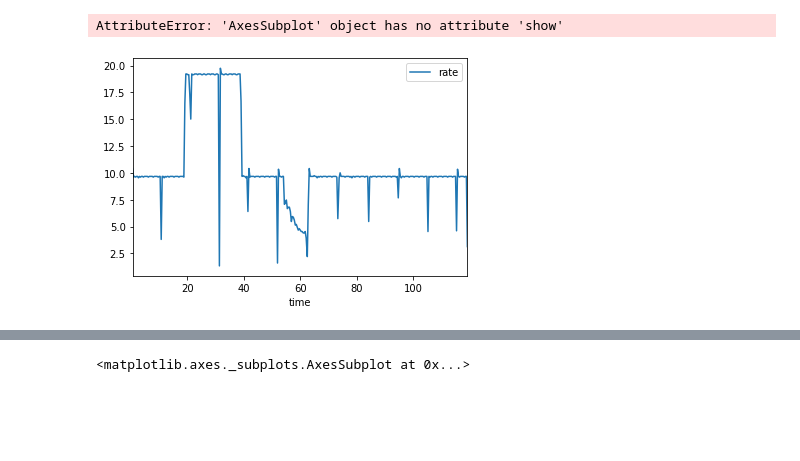
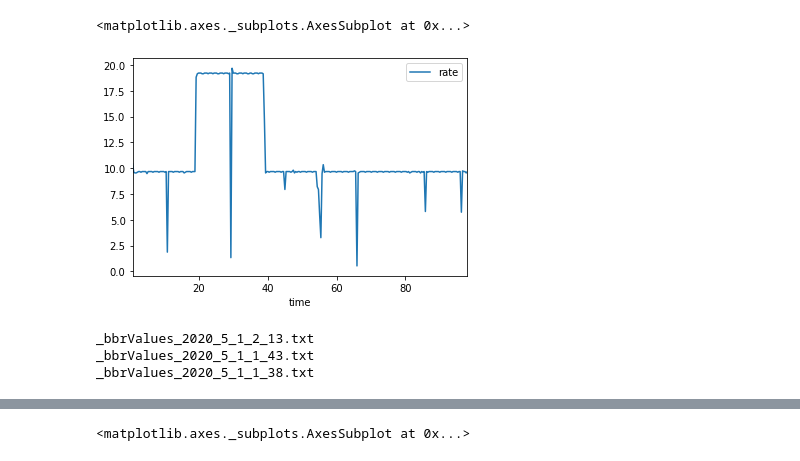
Before and after one commit to RodrigoSLuna/Minity, a Jupyter notebook: Parser.ipynb, the cells around one changed output, grey strips where cells are left out. Saved outputs shown, nothing was run; the diff lists cells and outputs as text; code cells hidden in the pictures; blank space fills up the shorter version.

```diff
--- a/Parser.ipynb
+++ b/Parser.ipynb
@@ -18,10 +20,12 @@ ModuleNotFoundError: No module named 'Framework'
 # %%
 def sending_rate(path,delta_t):
-
+    datas = []
+    id = 1
     onlyfiles = [f for f in listdir(path) if isfile(join(path, f)) and ".pcap" in f ]
 
+
     for file in onlyfiles:
-        id = 1
+
         f = open(path+"/"+file,'rb')
 
         pcap = dpkt.pcap.Reader(f)
@@ -160,4 +164,4 @@ def sending_rate(path,delta_t):
                 data_json.update({'id':id})
                 data.append(data_json)
         id = id + 1
-        return pd.DataFrame(data)
+    return pd.DataFrame(data)
@@ -164,4 +318,3 @@ def sending_rate(path,delta_t):
 # %%
-mypath = "/home/rodrigoluna/Área de Trabalho/UFRJ/TCC/Framework/sw1"
+mypath = "/home/rodrigoluna/Área de Trabalho/UFRJ/TCC/Framework/results/sw1"
 df = sending_rate(mypath,0.17355421)
-print(df)
@@ -183,8 +337,8 @@ print(df)
 # %%
-df.plot(x='time',y = 'rate').show()
+df.plot(x='time',y = 'rate')
 # %% [output]
-AttributeError: 'AxesSubplot' object has no attribute 'show'
+<matplotlib.axes._subplots.AxesSubplot at 0x...>
-[figure, old version]
+[figure, new version]
 # %%
 def plot(x,y, x_label,y_label):
 	import matplotlib.pyplot as plt
@@ -326,4 +482,8 @@ def bbrParser(path):
 # 	plot(_times,_pacing_gain,'s',"PACING GAIN").savefig("{}/pacing_gain.jpg".format(path))
 # 	plot(_times,_cwnd_gain,'s',"CWND GAIn").savefig("{}/cwnd_gain.jpg".format(path))
 # %%
-df = bbrParser("/home/rodrigoluna/Área de Trabalho/UFRJ/TCC/Framework/h1")
+df = bbrParser("/home/rodrigoluna/Área de Trabalho/UFRJ/TCC/Framework/results/h1")
+# %% [output]
+_bbrValues_2020_5_1_2_13.txt
+_bbrValues_2020_5_1_1_43.txt
+_bbrValues_2020_5_1_1_38.txt
```
Also changed, not shown: parts of 12 cells of this notebook, 6 other files.
